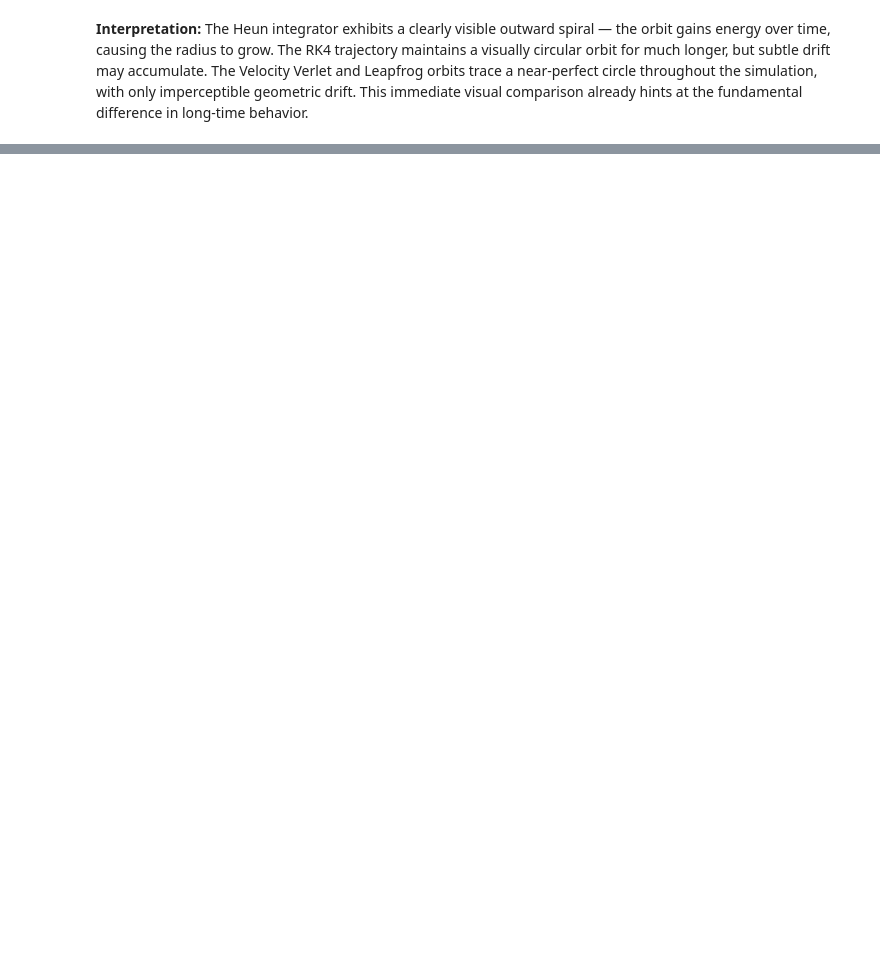
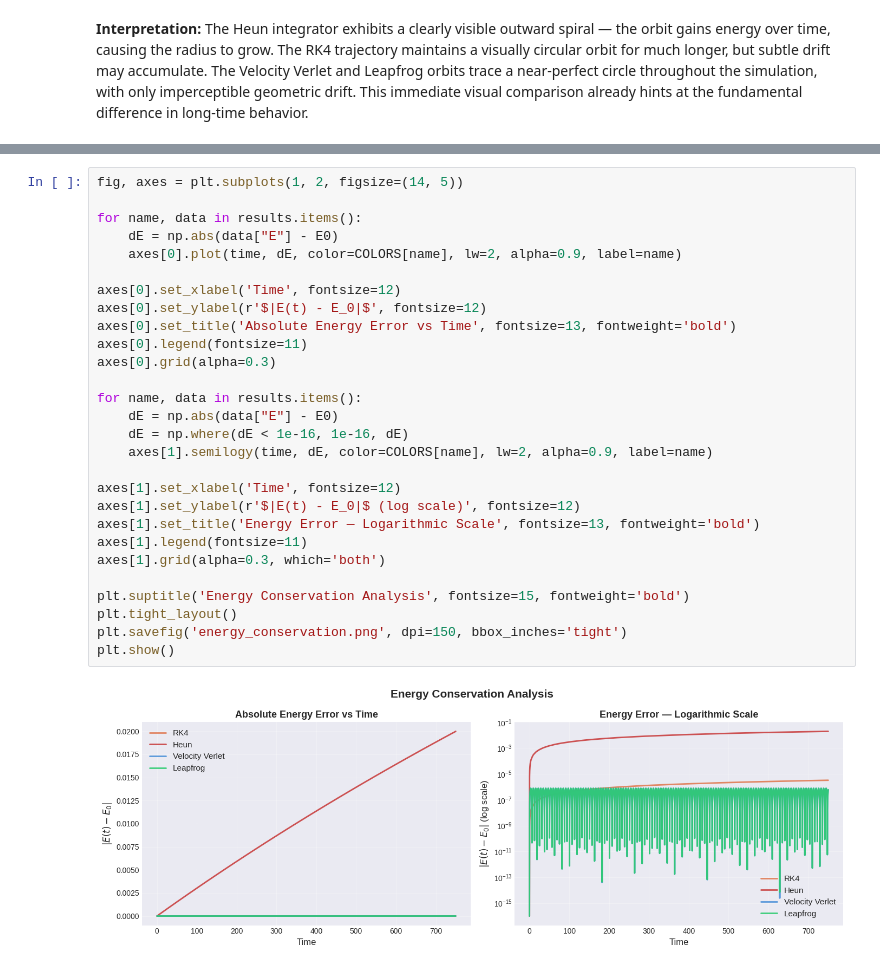
Before and after one commit to swayambel/orbital-integrator-stability, a Jupyter notebook: orbital_integrators.ipynb, the cells around one changed output, grey strips where cells are left out. Saved outputs shown, nothing was run; the diff lists cells and outputs as text; blank space fills up the shorter version.

```diff
--- a/orbital_integrators.ipynb
+++ b/orbital_integrators.ipynb
@@ -271,0 +279,30 @@ plt.show()
+# %%
+fig, axes = plt.subplots(1, 2, figsize=(14, 5))
+
+for name, data in results.items():
+    dE = np.abs(data["E"] - E0)
+    axes[0].plot(time, dE, color=COLORS[name], lw=2, alpha=0.9, label=name)
+
+axes[0].set_xlabel('Time', fontsize=12)
+axes[0].set_ylabel(r'$|E(t) - E_0|$', fontsize=12)
+axes[0].set_title('Absolute Energy Error vs Time', fontsize=13, fontweight='bold')
+axes[0].legend(fontsize=11)
+axes[0].grid(alpha=0.3)
+
+for name, data in results.items():
+    dE = np.abs(data["E"] - E0)
+    dE = np.where(dE < 1e-16, 1e-16, dE)
+    axes[1].semilogy(time, dE, color=COLORS[name], lw=2, alpha=0.9, label=name)
+
+axes[1].set_xlabel('Time', fontsize=12)
+axes[1].set_ylabel(r'$|E(t) - E_0|$ (log scale)', fontsize=12)
+axes[1].set_title('Energy Error — Logarithmic Scale', fontsize=13, fontweight='bold')
+axes[1].legend(fontsize=11)
+axes[1].grid(alpha=0.3, which='both')
+
+plt.suptitle('Energy Conservation Analysis', fontsize=15, fontweight='bold')
+plt.tight_layout()
+plt.savefig('energy_conservation.png', dpi=150, bbox_inches='tight')
+plt.show()
+# %% [output]
+[figure, added]
```
Also changed, not shown: parts of 19 cells of this notebook.
